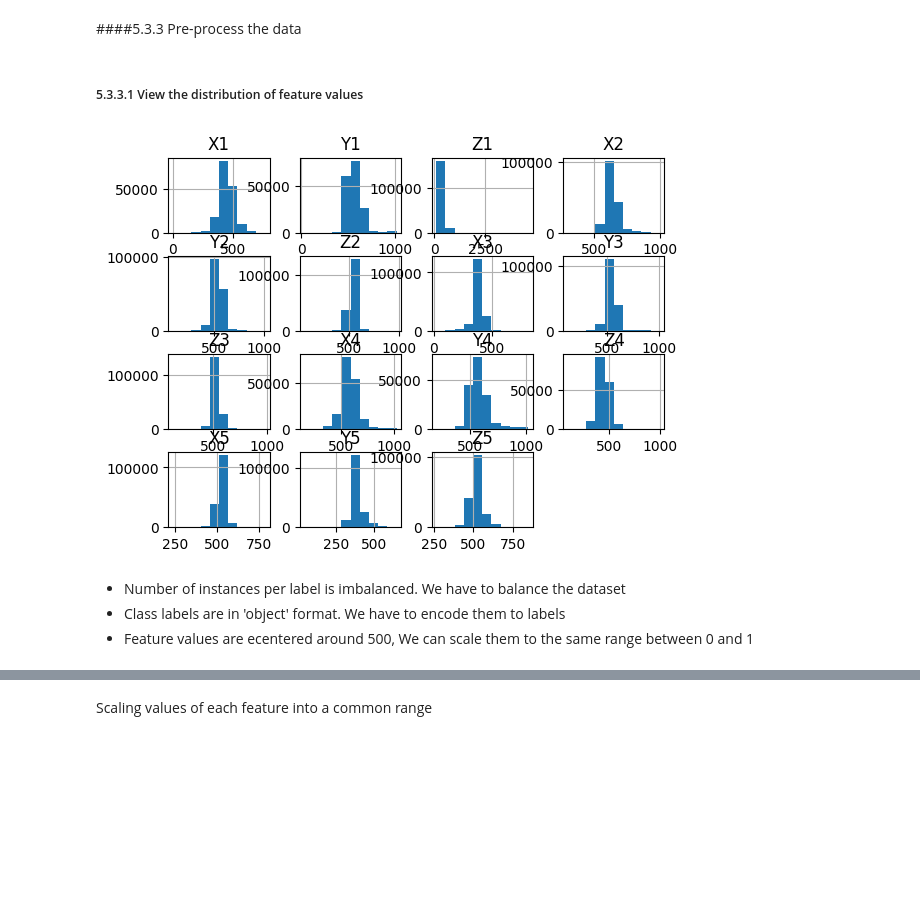
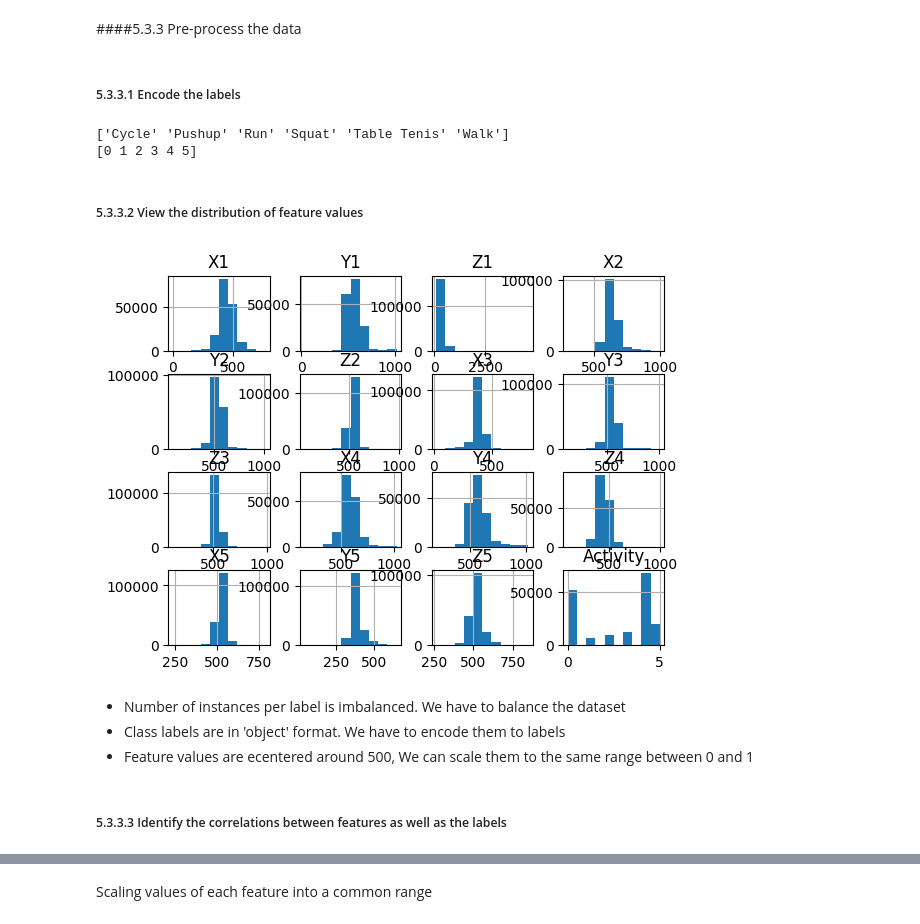
Before and after one commit to subodha1980/BU, a Jupyter notebook: activityDetection.ipynb, the cells around one changed output, grey strips where cells are left out. Saved outputs shown, nothing was run; the diff lists cells and outputs as text; code cells hidden in the pictures; blank space fills up the shorter version.

```diff
--- a/activityDetection.ipynb
+++ b/activityDetection.ipynb
@@ -381,13 +382,25 @@ Number of duplicates removed: 85
 Shape of data after removing NULLs: (169419, 16)
 # %% [markdown]
 ####5.3.3 Pre-process the data
+# %% [markdown]
+##### 5.3.3.1 Encode the labels
+# %%
+processedData = data.copy()
+# Encode the Activity column
+LE = LabelEncoder()
+processedData['Activity'] = LE.fit_transform(processedData['Activity'])
+print(LE.classes_)
+print(LE.transform(['Cycle', 'Pushup', 'Run', 'Squat', 'Table Tenis', 'Walk']))
+# %% [output]
+['Cycle' 'Pushup' 'Run' 'Squat' 'Table Tenis' 'Walk']
+[0 1 2 3 4 5]
 # %% [markdown]
-##### 5.3.3.1 View the distribution of feature values
+##### 5.3.3.2 View the distribution of feature values
 # %%
-data.hist()
+processedData.hist()
 plt.show()
 # %% [output]
-[figure, old version]
+[figure, new version]
 # %% [markdown]
 *   Number of instances per label is imbalanced. We have to balance the dataset
 *   Class labels are in 'object' format. We have to encode them to labels
@@ -401,0 +408,2 @@ LE.classes_
+# %% [markdown]
+##### 5.3.3.3 Identify the correlations between features as well as the labels
```
Also changed, not shown: parts of 26 cells of this notebook.
